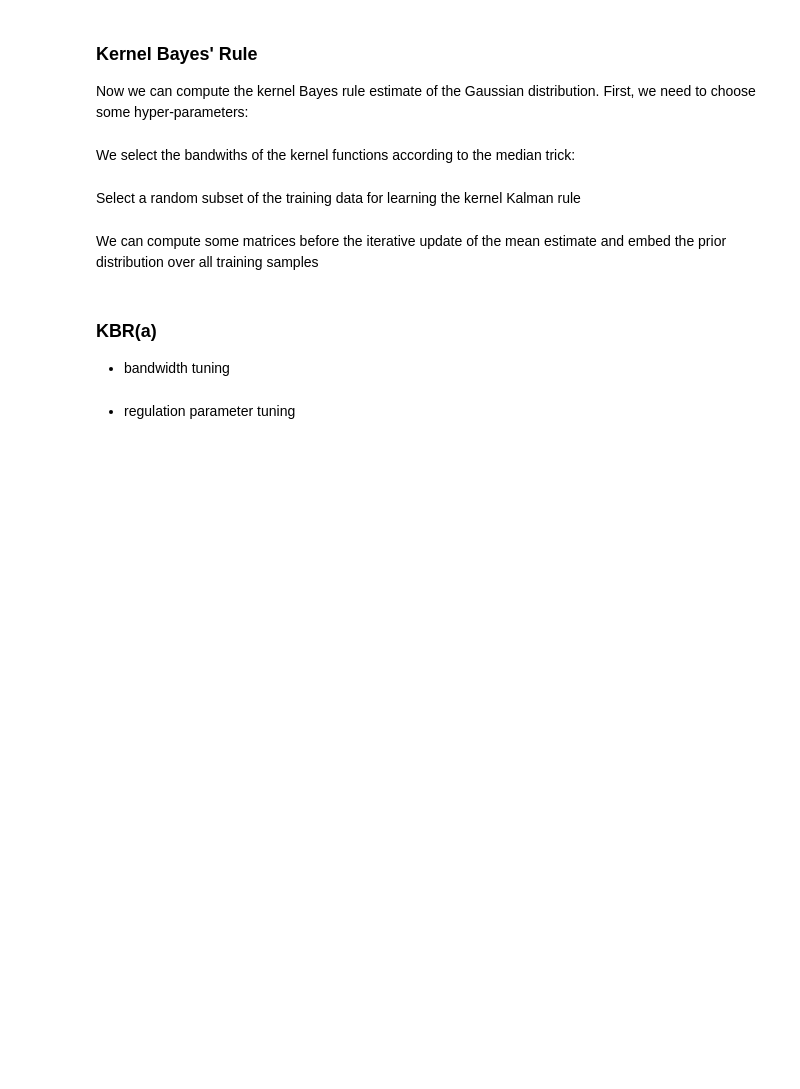
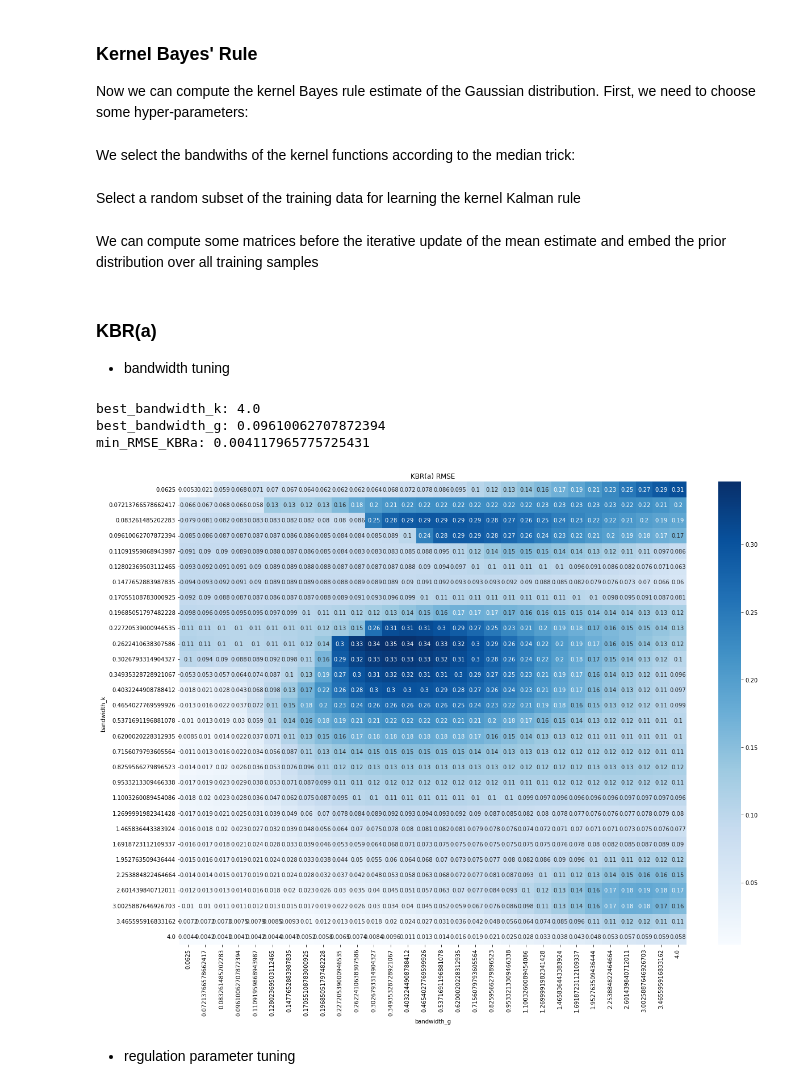
Before and after one commit to shellingford330/pyKKR, a Jupyter notebook: notebooks/Comparison of KKR, subKKR, KBR, and subKBR.ipynb, the cells around one changed output. Drawn from its saved outputs; the diff is of its cells as text; code cells hidden in the pictures; blank space fills up the shorter version.

```diff
--- a/notebooks/Comparison of KKR, subKKR, KBR, and subKBR.ipynb
+++ b/notebooks/Comparison of KKR, subKKR, KBR, and subKBR.ipynb
@@ -87,13 +90,14 @@ ax = data['samples'].plot.kde()
 To compare the methods, we sample a single test context $c^\ast$ from the same uniform distribution and then draw samples $y_i$ from the Gaussian $\mathcal N(c^\ast,\sigma)$ as observations.
 From these observations we then want to infer the latent context $c^\ast$ using Bayes' rule.
 # %%
-test_context = np.random.uniform(low=-5, high=5, size=1)
+# test_context = np.random.uniform(low=-5, high=5, size=1)
+test_context = 0
 
 groundTruthN = stats.norm(loc=test_context + noise_mean, scale=noise_std)
 
 
 # draw samples
-numTestSamples = 50
+numTestSamples = 1000
 plotSteps = 1
 
 testData = pd.DataFrame(
@@ -103,11 +107,3 @@ testData = pd.DataFrame(
     groundTruthN.rvs(size=numTestSamples),
     columns=['samples']
 )
-
-# # Ground Truth
-# print(test_context + noise_mean)
-# testData['samples'][10] = test_context + noise_std * 4
-# testData['samples'][40] = test_context - noise_std * 4
-
-# # テストデータに外れ値を入れる
-# print(testData['samples'])
@@ -229,7 +228,7 @@ for bandwidth_k in bandwidths_k:
         G = kernel_g(reference_set[['samples']].values)
         k_g = lambda y: kernel_g(reference_set[['samples']].values, y)
 
-        X = reference_set[['samples']].values
+        X = reference_set[['context']].values
 
         # regularization parameter for the inverses
         alphas1_KBRa = [np.exp(i) for i in range(-12, -11)]
@@ -268,33 +267,38 @@ for bandwidth_k in bandwidths_k:
                     m_a = m_a / m_a.sum(axis=0)
 
                     # project into state space
                     testData.loc[i, 'kbraMu'] = X.T.dot(C.dot(m_a))[0][0]
 
                 rmse = mean_squared_error(testData['postMu'], testData['kbraMu'])
                 if rmse < min_RMSE_alpha:
                     min_RMSE_alpha = rmse
                     best_kbraMu_alpha = testData['kbraMu'].copy()
 
         rmse = mean_squared_error(testData['postMu'], best_kbraMu_alpha)
         RMSE_KBRa.append(rmse)
         if rmse < min_RMSE_KBRa:
             min_RMSE_KBRa = rmse
             best_kbraMu = best_kbraMu_alpha.copy()
             best_bandwidth_k = bandwidth_k
             best_bandwidth_g = bandwidth_g
 
 #  plot RMSE heatmap
 plt.figure(figsize=(20,15))
 plt.title("KBR(a) RMSE")
 df_KBRa = pd.DataFrame(data=np.array(RMSE_KBRa).reshape((len(bandwidths_g), len(bandwidths_k))), index=bandwidths_k, columns=bandwidths_g)
 s = sns.heatmap(df_KBRa, annot=True, cmap='Blues')
 s.set(xlabel='bandwidth_g', ylabel='bandwidth_k')
 
 # best kbraMu
 print("best_bandwidth_k:", best_bandwidth_k)
 print("best_bandwidth_g:", best_bandwidth_g)
 print("min_RMSE_KBRa:", min_RMSE_KBRa)
 testData['kbraMu'] = best_kbraMu
+# %% [output]
+best_bandwidth_k: 4.0
+best_bandwidth_g: 0.09610062707872394
+min_RMSE_KBRa: 0.004117965775725431
+[figure, added]
 # %% [markdown]
 - regulation parameter tuning
 # %%
```
Also changed, not shown: parts of 18 cells of this notebook, 6 other files.
